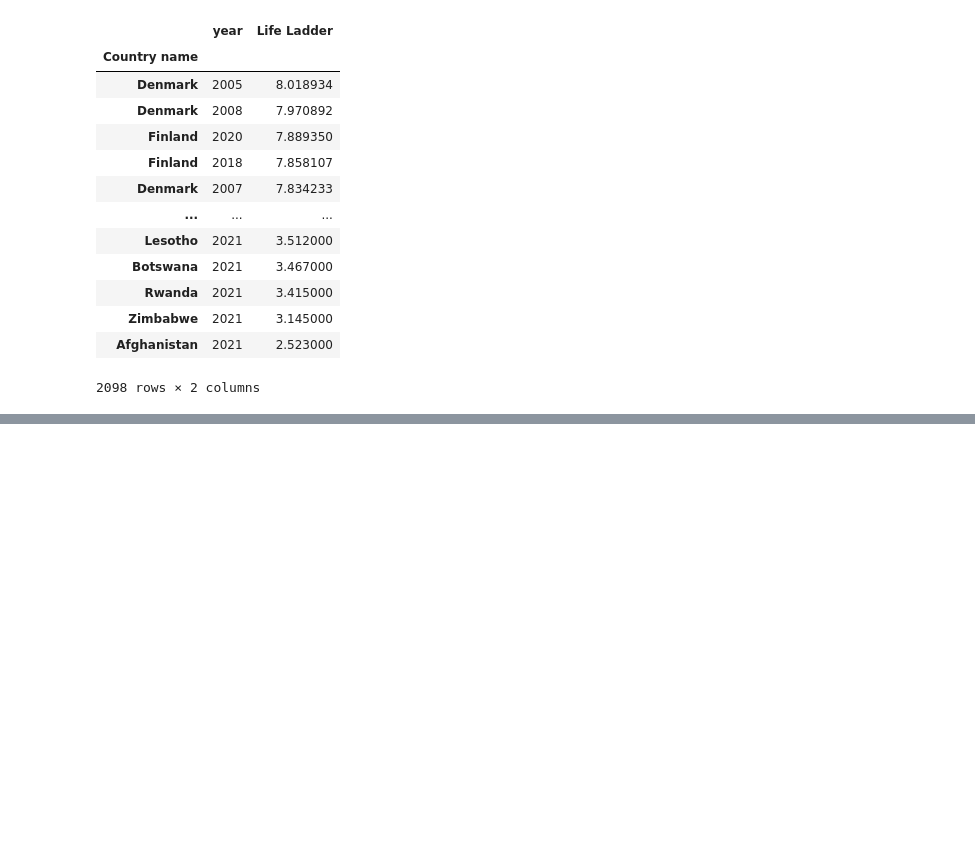
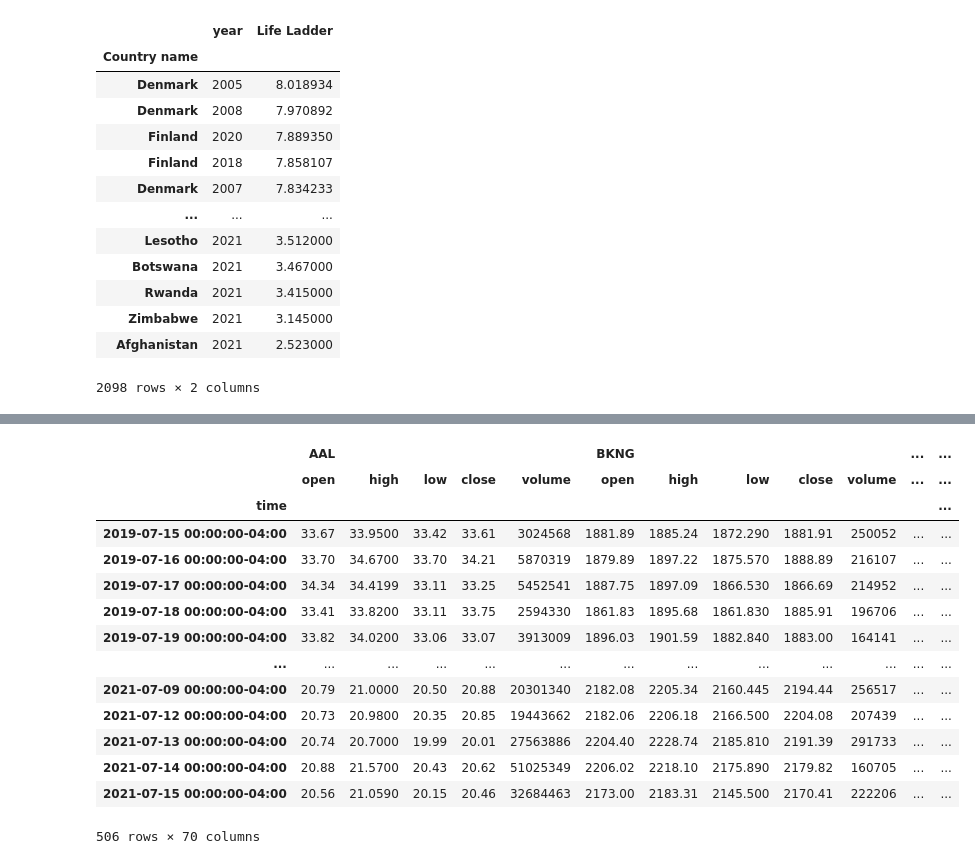
Before and after one commit to LaurenBrad/Project_1, a Jupyter notebook: data_cleansing_updated.ipynb, the cells around one changed output, grey strips where cells are left out. Saved outputs shown, nothing was run; the diff lists cells and outputs as text; code cells hidden in the pictures; blank space fills up the shorter version.

```diff
--- a/data_cleansing_updated.ipynb
+++ b/data_cleansing_updated.ipynb
@@ -213,0 +249,6 @@ combined_df.head()
+# %%
+# Create the Alpaca API object
+alpaca = tradeapi.REST(
+    alpaca_api_key,
+    alpaca_secret_key,
+    api_version="v2")
@@ -213,0 +258,39 @@ combined_df.head()
+# %%
+# Set the tickers
+tickers = ["AAL", "UAL", "DAL", "RCL", "CCL", "IHG", "MAR", "WH", "WYNN", "YUM", "MCD", "DRI","BKNG", "EXPE"]
+#tickers = ['IHG']
+# %%
+# Set timeframe to one day ('1D') for the Alpaca API
+timeframe = "1D"
+# %%
+# Format start and end dates as ISO format for one year period
+start = pd.Timestamp("2019-07-15", tz="America/New_York").isoformat()
+end = pd.Timestamp("2021-07-15", tz="America/New_York").isoformat()
+# %%
+# Get current closing prices for FB and TWTR
+df_portfolio = alpaca.get_barset(
+    tickers,
+    timeframe,
+    start = start,
+    end = end,
+    limit = 1000
+).df
+
+# Display sample data
+df_portfolio
+# %% [output]
+|  | AAL |  |  |  |  | BKNG |  |  |  |  | ... | ... |
+|  | open | high | low | close | volume | open | high | low | close | volume | ... | ... |
+| time |  |  |  |  |  |  |  |  |  |  |  | ... |
+| 2019-07-15 00:00:00-04:00 | 33.67 | 33.9500 | 33.42 | 33.61 | 3024568 | 1881.89 | 1885.24 | 1872.290 | 1881.91 | 250052 | ... | ... |
+| 2019-07-16 00:00:00-04:00 | 33.70 | 34.6700 | 33.70 | 34.21 | 5870319 | 1879.89 | 1897.22 | 1875.570 | 1888.89 | 216107 | ... | ... |
+| 2019-07-17 00:00:00-04:00 | 34.34 | 34.4199 | 33.11 | 33.25 | 5452541 | 1887.75 | 1897.09 | 1866.530 | 1866.69 | 214952 | ... | ... |
+| 2019-07-18 00:00:00-04:00 | 33.41 | 33.8200 | 33.11 | 33.75 | 2594330 | 1861.83 | 1895.68 | 1861.830 | 1885.91 | 196706 | ... | ... |
+| 2019-07-19 00:00:00-04:00 | 33.82 | 34.0200 | 33.06 | 33.07 | 3913009 | 1896.03 | 1901.59 | 1882.840 | 1883.00 | 164141 | ... | ... |
+| ... | ... | ... | ... | ... | ... | ... | ... | ... | ... | ... | ... | ... |
+| 2021-07-09 00:00:00-04:00 | 20.79 | 21.0000 | 20.50 | 20.88 | 20301340 | 2182.08 | 2205.34 | 2160.445 | 2194.44 | 256517 | ... | ... |
+| 2021-07-12 00:00:00-04:00 | 20.73 | 20.9800 | 20.35 | 20.85 | 19443662 | 2182.06 | 2206.18 | 2166.500 | 2204.08 | 207439 | ... | ... |
+| 2021-07-13 00:00:00-04:00 | 20.74 | 20.7000 | 19.99 | 20.01 | 27563886 | 2204.40 | 2228.74 | 2185.810 | 2191.39 | 291733 | ... | ... |
+| 2021-07-14 00:00:00-04:00 | 20.88 | 21.5700 | 20.43 | 20.62 | 51025349 | 2206.02 | 2218.10 | 2175.890 | 2179.82 | 160705 | ... | ... |
+| 2021-07-15 00:00:00-04:00 | 20.56 | 21.0590 | 20.15 | 20.46 | 32684463 | 2173.00 | 2183.31 | 2145.500 | 2170.41 | 222206 | ... | ... |
+506 rows × 70 columns
```
Also changed, not shown: parts of 15 cells of this notebook.
